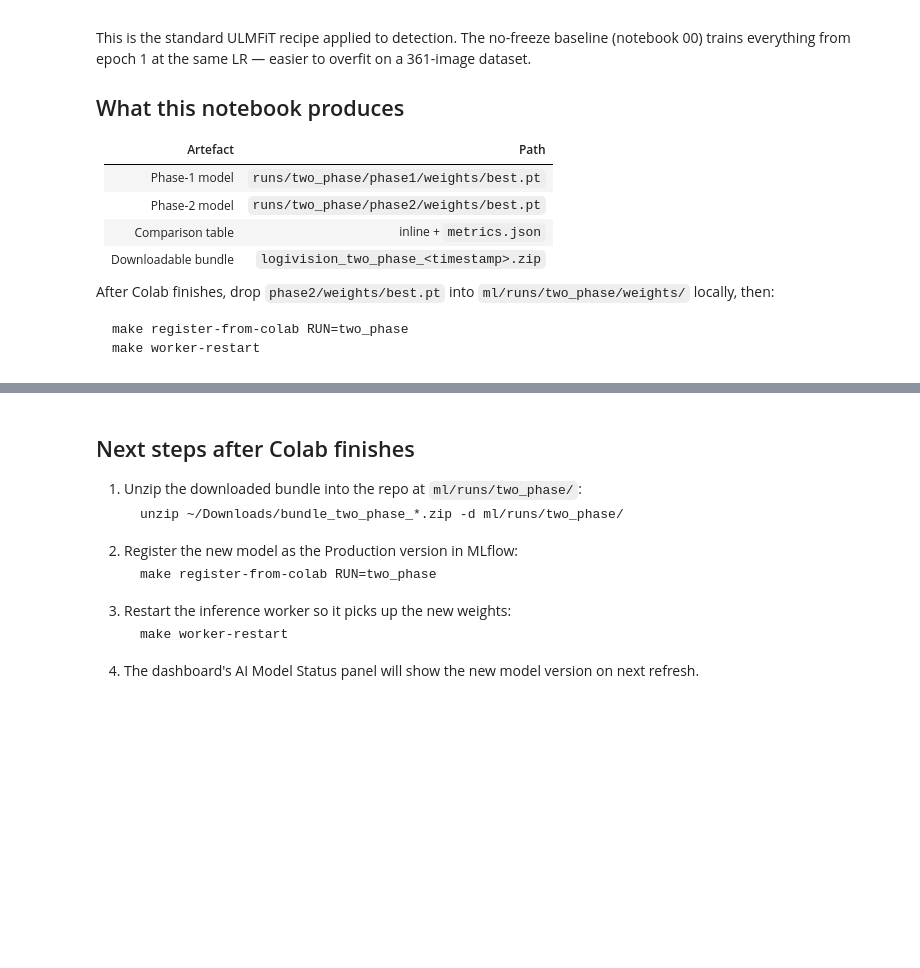
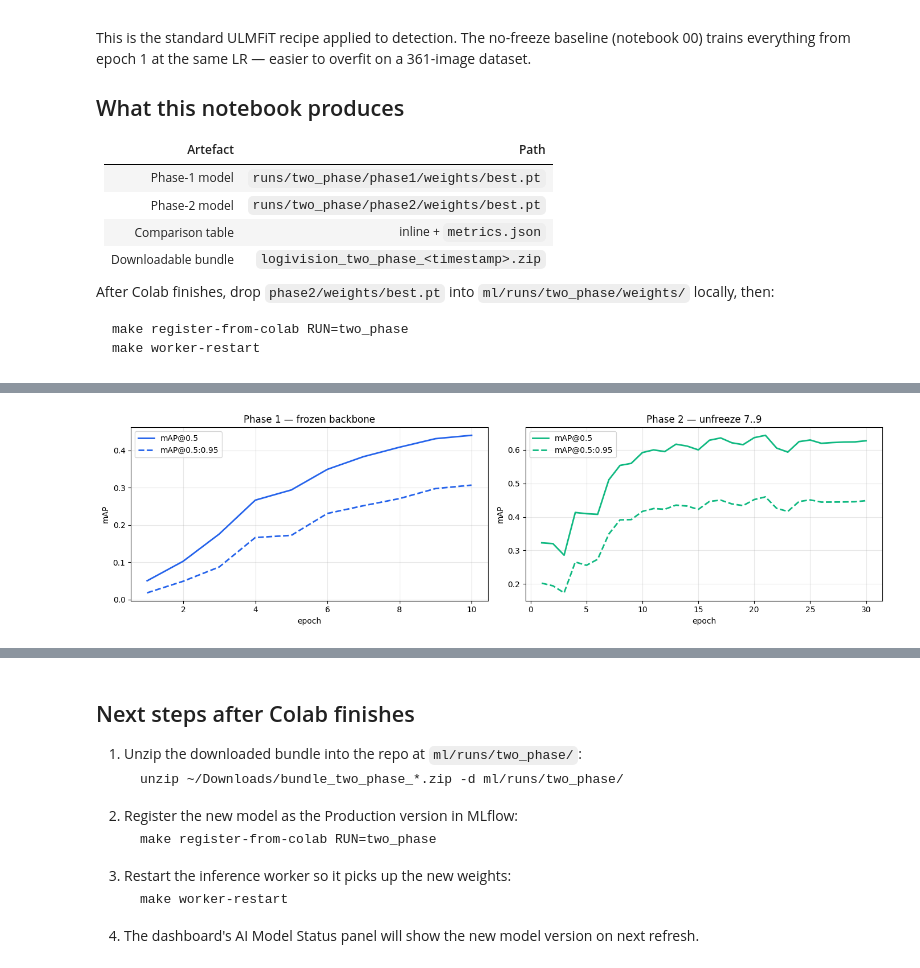
Before and after one commit to Ayalem/logivision_v2, a Jupyter notebook: ml/notebooks/06_two_phase_finetune.ipynb, the cells around one changed output, grey strips where cells are left out. Cells and saved outputs as stored; diff of their text form; code cells hidden in the pictures; blank space fills up the shorter version.

```diff
--- a/ml/notebooks/06_two_phase_finetune.ipynb
+++ b/ml/notebooks/06_two_phase_finetune.ipynb
@@ -215,27 +335,32 @@ for k in phase1_metrics:
 # %%
-# 9. Plot training curves for both phases side-by-side.
 import pandas as pd
 import matplotlib.pyplot as plt
+import pathlib # Ensure pathlib is imported
 
 def _load_results(phase_dir):
-    candidates = list(pathlib.Path('runs/two_phase').glob(f'**/{phase_dir}/results.csv'))
+    # Ultralytics saves results under runs/detect/runs/two_phase/
+    base_results_path = pathlib.Path('runs/detect/runs/two_phase')
+    candidates = list(base_results_path.glob(f'**/{phase_dir}/results.csv'))
     if not candidates:
-        candidates = [pathlib.Path(f'runs/two_phase/{phase_dir}/results.csv')]
+        # Fallback to direct path if glob doesn't find it (less likely with correct base_results_path)
+        candidates = [base_results_path / phase_dir / 'results.csv']
     return pd.read_csv(candidates[0]).rename(columns=lambda c: c.strip())
 
 p1_df = _load_results('phase1')
 p2_df = _load_results('phase2')
 
 fig, axes = plt.subplots(1, 2, figsize=(14, 4))
 for ax, df, title, col in [
     (axes[0], p1_df, 'Phase 1 — frozen backbone', '#2563EB'),
     (axes[1], p2_df, 'Phase 2 — unfreeze 7..9', '#10B981'),
 ]:
     ax.plot(df['epoch'], df['metrics/mAP50(B)'],     label='mAP@0.5',     color=col,        linewidth=2)
     ax.plot(df['epoch'], df['metrics/mAP50-95(B)'], label='mAP@0.5:0.95', color=col,        linewidth=2, linestyle='--')
     ax.set_xlabel('epoch'); ax.set_ylabel('mAP'); ax.set_title(title)
     ax.grid(alpha=0.3); ax.legend()
 plt.tight_layout(); plt.show()
+# %% [output]
+[figure, added]
 # %%
 # 10. Persist metrics + zip the Phase-2 best.pt for download.
 import json, shutil
```
Also changed, not shown: parts of 11 cells of this notebook.
